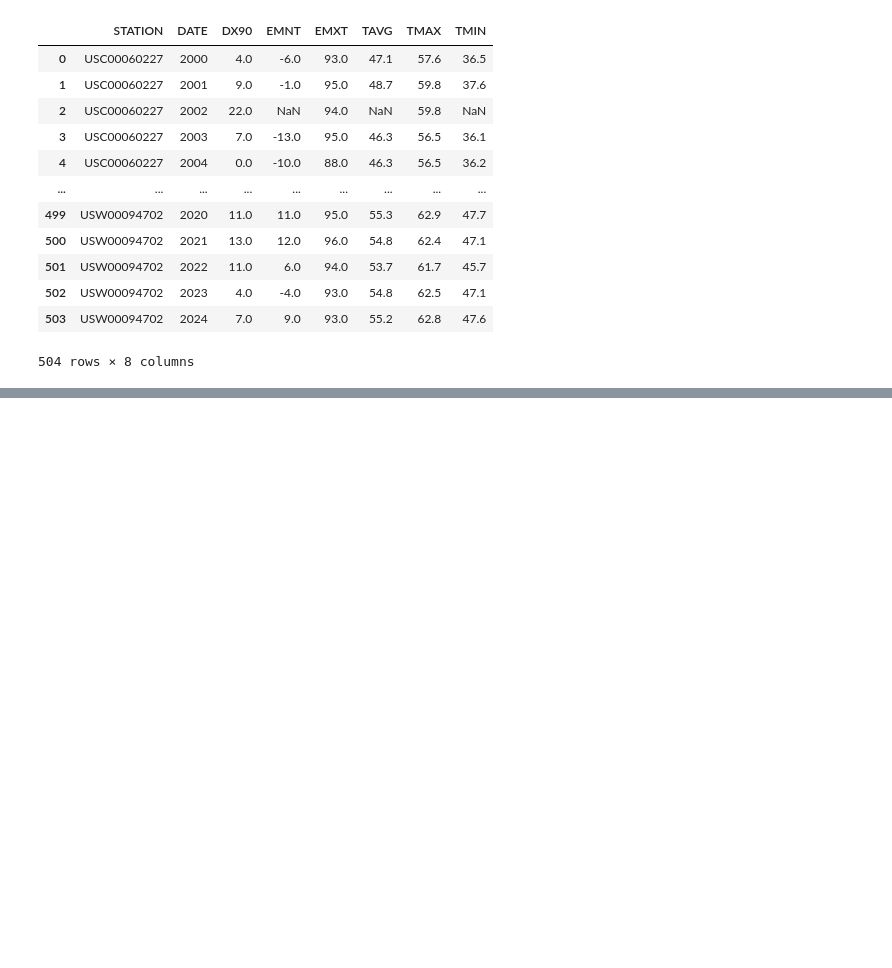
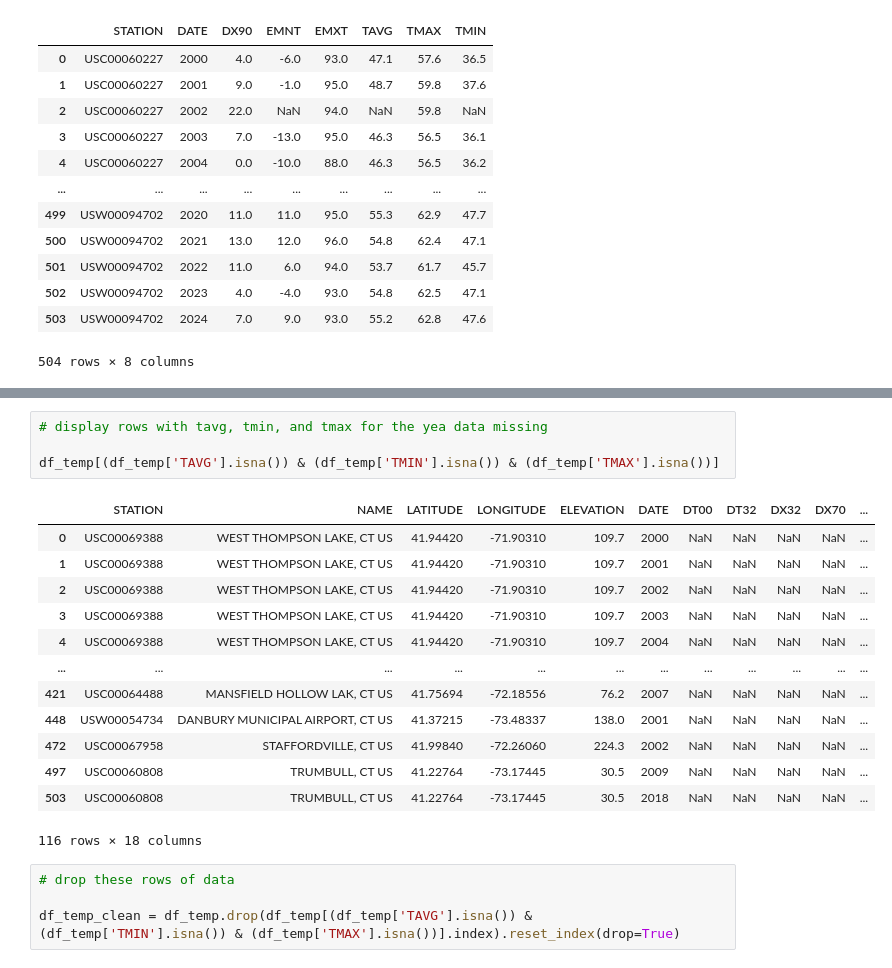
Before and after one commit to envirodatascience/final-project-insect-team, a Jupyter notebook: temp_data_insect_final.ipynb, the cells around one changed output, grey strips where cells are left out. Drawn from its saved outputs; the diff is of its cells as text; blank space fills up the shorter version.

```diff
--- a/temp_data_insect_final.ipynb
+++ b/temp_data_insect_final.ipynb
@@ -95,0 +101,22 @@ df_temp.groupby(['STATION', 'DATE']).agg({'DX90': 'sum', 'EMNT': 'min', 'EMXT':
+# %%
+# display rows with tavg, tmin, and tmax for the yea data missing
+
+df_temp[(df_temp['TAVG'].isna()) & (df_temp['TMIN'].isna()) & (df_temp['TMAX'].isna())]
+# %% [output]
+|  | STATION | NAME | LATITUDE | LONGITUDE | ELEVATION | DATE | DT00 | DT32 | DX32 | DX70 | ... |
+| 0 | USC00069388 | WEST THOMPSON LAKE, CT US | 41.94420 | -71.90310 | 109.7 | 2000 | NaN | NaN | NaN | NaN | ... |
+| 1 | USC00069388 | WEST THOMPSON LAKE, CT US | 41.94420 | -71.90310 | 109.7 | 2001 | NaN | NaN | NaN | NaN | ... |
+| 2 | USC00069388 | WEST THOMPSON LAKE, CT US | 41.94420 | -71.90310 | 109.7 | 2002 | NaN | NaN | NaN | NaN | ... |
+| 3 | USC00069388 | WEST THOMPSON LAKE, CT US | 41.94420 | -71.90310 | 109.7 | 2003 | NaN | NaN | NaN | NaN | ... |
+| 4 | USC00069388 | WEST THOMPSON LAKE, CT US | 41.94420 | -71.90310 | 109.7 | 2004 | NaN | NaN | NaN | NaN | ... |
+| ... | ... | ... | ... | ... | ... | ... | ... | ... | ... | ... | ... |
+| 421 | USC00064488 | MANSFIELD HOLLOW LAK, CT US | 41.75694 | -72.18556 | 76.2 | 2007 | NaN | NaN | NaN | NaN | ... |
+| 448 | USW00054734 | DANBURY MUNICIPAL AIRPORT, CT US | 41.37215 | -73.48337 | 138.0 | 2001 | NaN | NaN | NaN | NaN | ... |
+| 472 | USC00067958 | STAFFORDVILLE, CT US | 41.99840 | -72.26060 | 224.3 | 2002 | NaN | NaN | NaN | NaN | ... |
+| 497 | USC00060808 | TRUMBULL, CT US | 41.22764 | -73.17445 | 30.5 | 2009 | NaN | NaN | NaN | NaN | ... |
+| 503 | USC00060808 | TRUMBULL, CT US | 41.22764 | -73.17445 | 30.5 | 2018 | NaN | NaN | NaN | NaN | ... |
+116 rows × 18 columns
+# %%
+# drop these rows of data
+
+df_temp_clean = df_temp.drop(df_temp[(df_temp['TAVG'].isna()) & (df_temp['TMIN'].isna()) & (df_temp['TMAX'].isna())].index).reset_index(drop=True)
```
Also changed, not shown: parts of 7 cells of this notebook.
